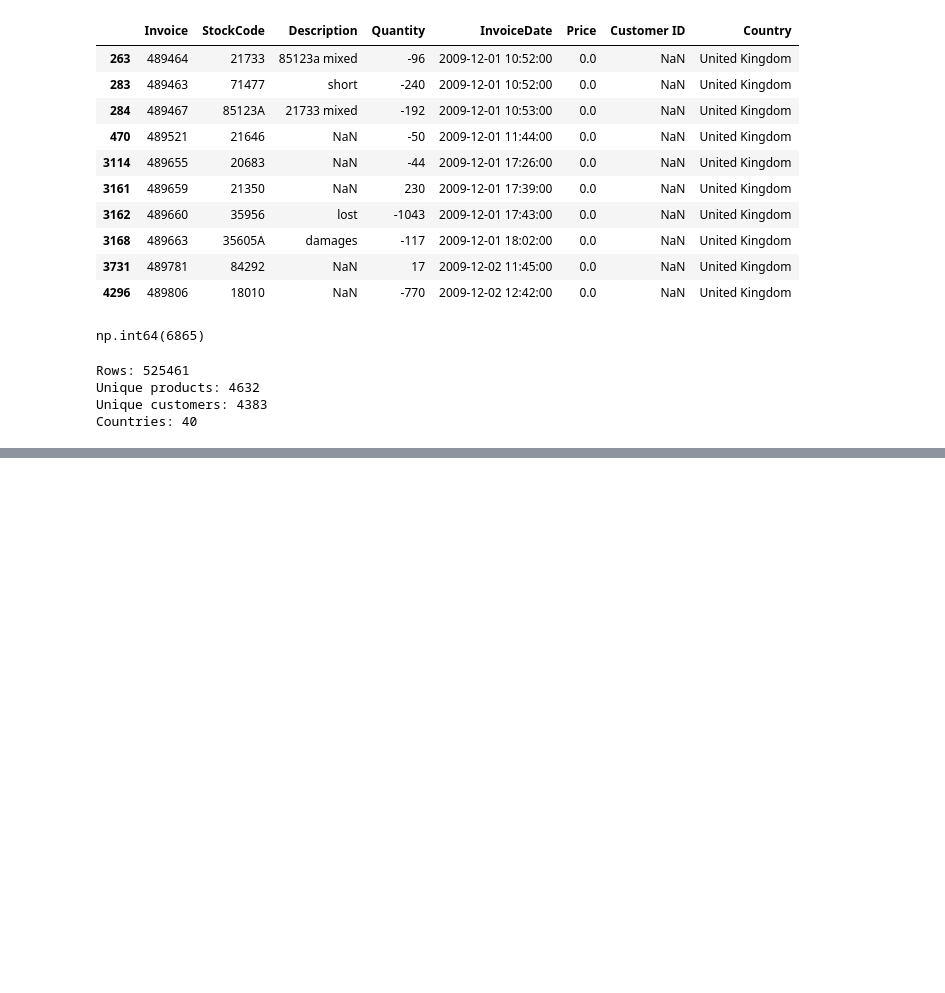
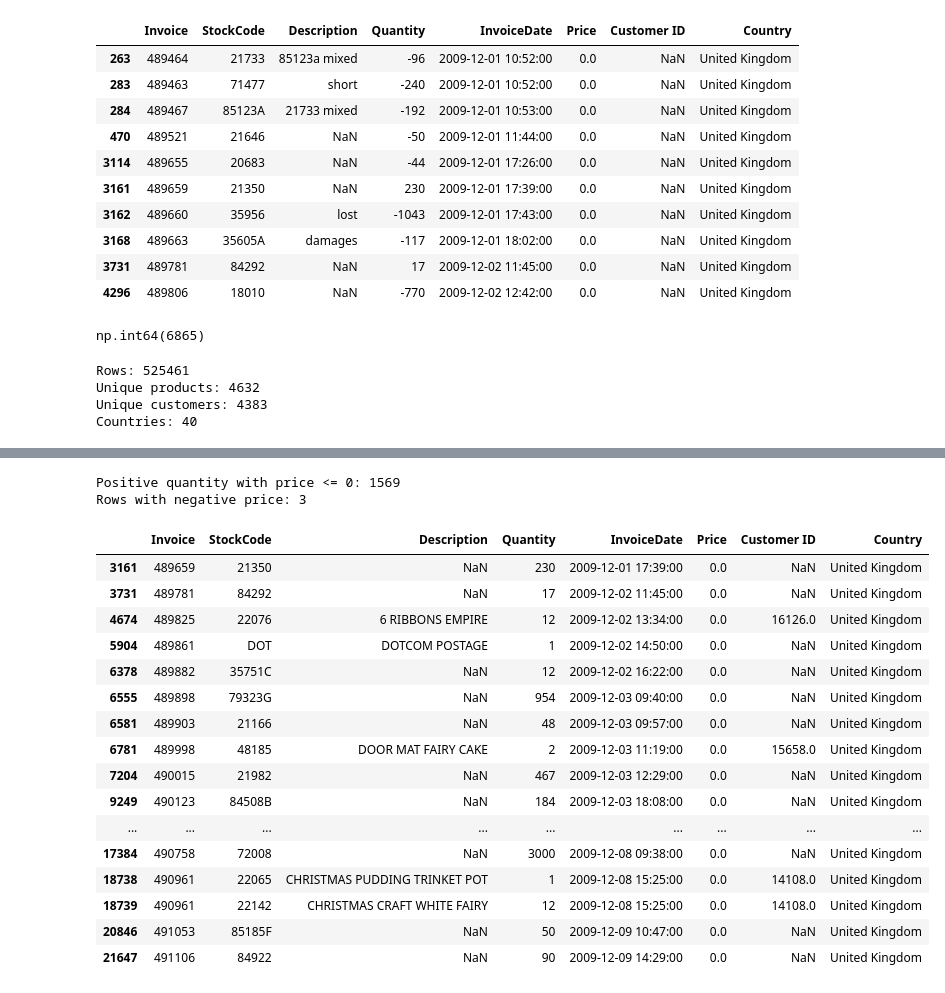
Before and after one commit to taragamache13/retail-demand-forecasting, a Jupyter notebook: notebooks/01_data_exploration.ipynb, the cells around one changed output, grey strips where cells are left out. Drawn from its saved outputs; the diff is of its cells as text; code cells hidden in the pictures; blank space fills up the shorter version.

```diff
--- a/notebooks/01_data_exploration.ipynb
+++ b/notebooks/01_data_exploration.ipynb
@@ -152,0 +299,40 @@ Countries: 40
+# %%
+positive_quantity_bad_price = (
+    (retail_2009_2010["Quantity"] > 0) &
+    (retail_2009_2010["Price"] <= 0)
+)
+
+print(
+    "Positive quantity with price <= 0:",
+    positive_quantity_bad_price.sum()
+)
+
+print(
+    "Rows with negative price:",
+    (retail_2009_2010["Price"] < 0).sum()
+)
+# %% [output]
+Positive quantity with price <= 0: 1569
+Rows with negative price: 3
+# %%
+retail_2009_2010[
+    positive_quantity_bad_price
+].head(20)
+# %% [output]
+|  | Invoice | StockCode | Description | Quantity | InvoiceDate | Price | Customer ID | Country |
+| 3161 | 489659 | 21350 | NaN | 230 | 2009-12-01 17:39:00 | 0.0 | NaN | United Kingdom |
+| 3731 | 489781 | 84292 | NaN | 17 | 2009-12-02 11:45:00 | 0.0 | NaN | United Kingdom |
+| 4674 | 489825 | 22076 | 6 RIBBONS EMPIRE | 12 | 2009-12-02 13:34:00 | 0.0 | 16126.0 | United Kingdom |
+| 5904 | 489861 | DOT | DOTCOM POSTAGE | 1 | 2009-12-02 14:50:00 | 0.0 | NaN | United Kingdom |
+| 6378 | 489882 | 35751C | NaN | 12 | 2009-12-02 16:22:00 | 0.0 | NaN | United Kingdom |
+| 6555 | 489898 | 79323G | NaN | 954 | 2009-12-03 09:40:00 | 0.0 | NaN | United Kingdom |
+| 6581 | 489903 | 21166 | NaN | 48 | 2009-12-03 09:57:00 | 0.0 | NaN | United Kingdom |
+| 6781 | 489998 | 48185 | DOOR MAT FAIRY CAKE | 2 | 2009-12-03 11:19:00 | 0.0 | 15658.0 | United Kingdom |
+| 7204 | 490015 | 21982 | NaN | 467 | 2009-12-03 12:29:00 | 0.0 | NaN | United Kingdom |
+| 9249 | 490123 | 84508B | NaN | 184 | 2009-12-03 18:08:00 | 0.0 | NaN | United Kingdom |
+| ... | ... | ... | ... | ... | ... | ... | ... | ... |
+| 17384 | 490758 | 72008 | NaN | 3000 | 2009-12-08 09:38:00 | 0.0 | NaN | United Kingdom |
+| 18738 | 490961 | 22065 | CHRISTMAS PUDDING TRINKET POT | 1 | 2009-12-08 15:25:00 | 0.0 | 14108.0 | United Kingdom |
+| 18739 | 490961 | 22142 | CHRISTMAS CRAFT WHITE FAIRY | 12 | 2009-12-08 15:25:00 | 0.0 | 14108.0 | United Kingdom |
+| 20846 | 491053 | 85185F | NaN | 50 | 2009-12-09 10:47:00 | 0.0 | NaN | United Kingdom |
+| 21647 | 491106 | 84922 | NaN | 90 | 2009-12-09 14:29:00 | 0.0 | NaN | United Kingdom |
```
Also changed, not shown: parts of 15 cells of this notebook.
